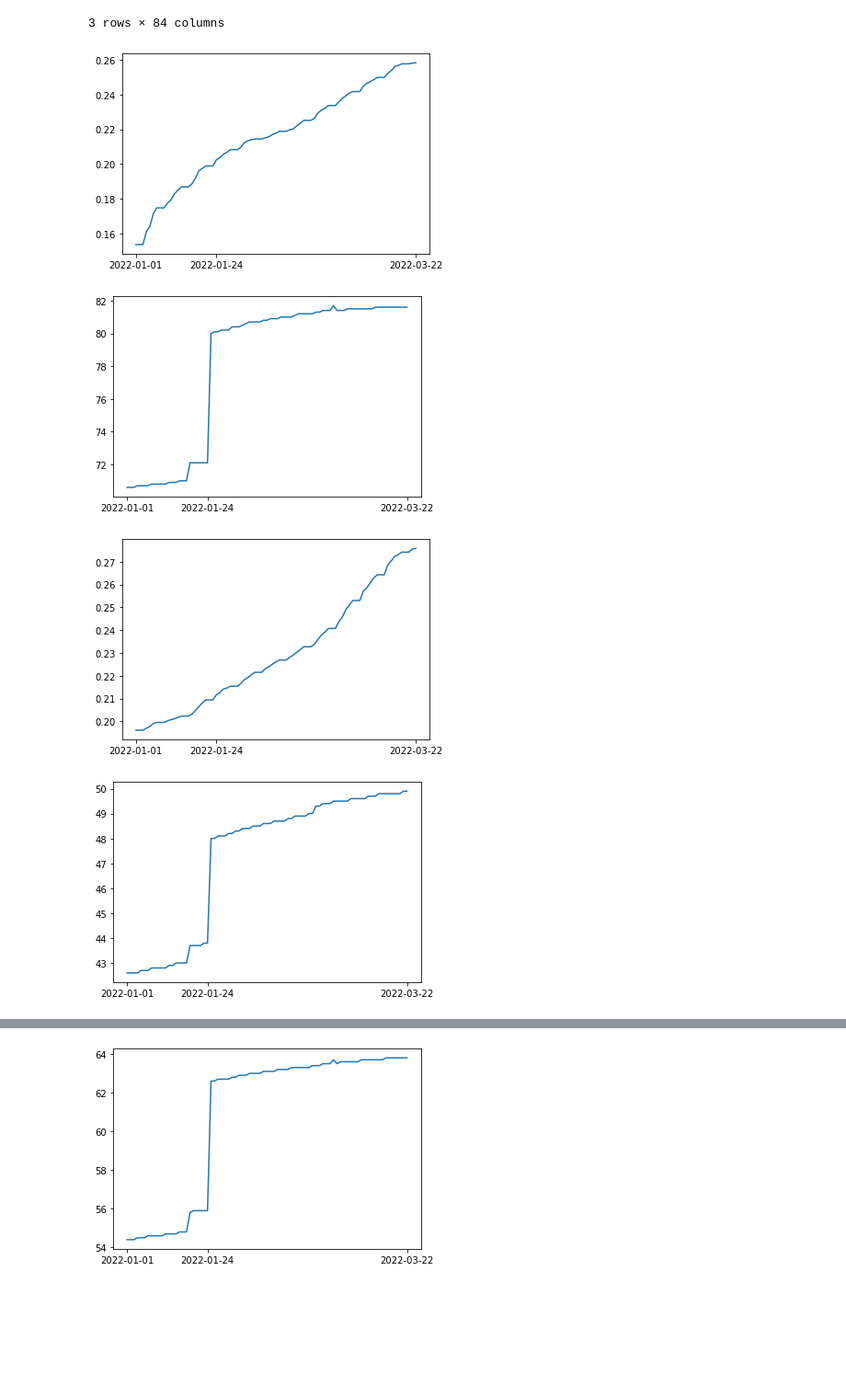
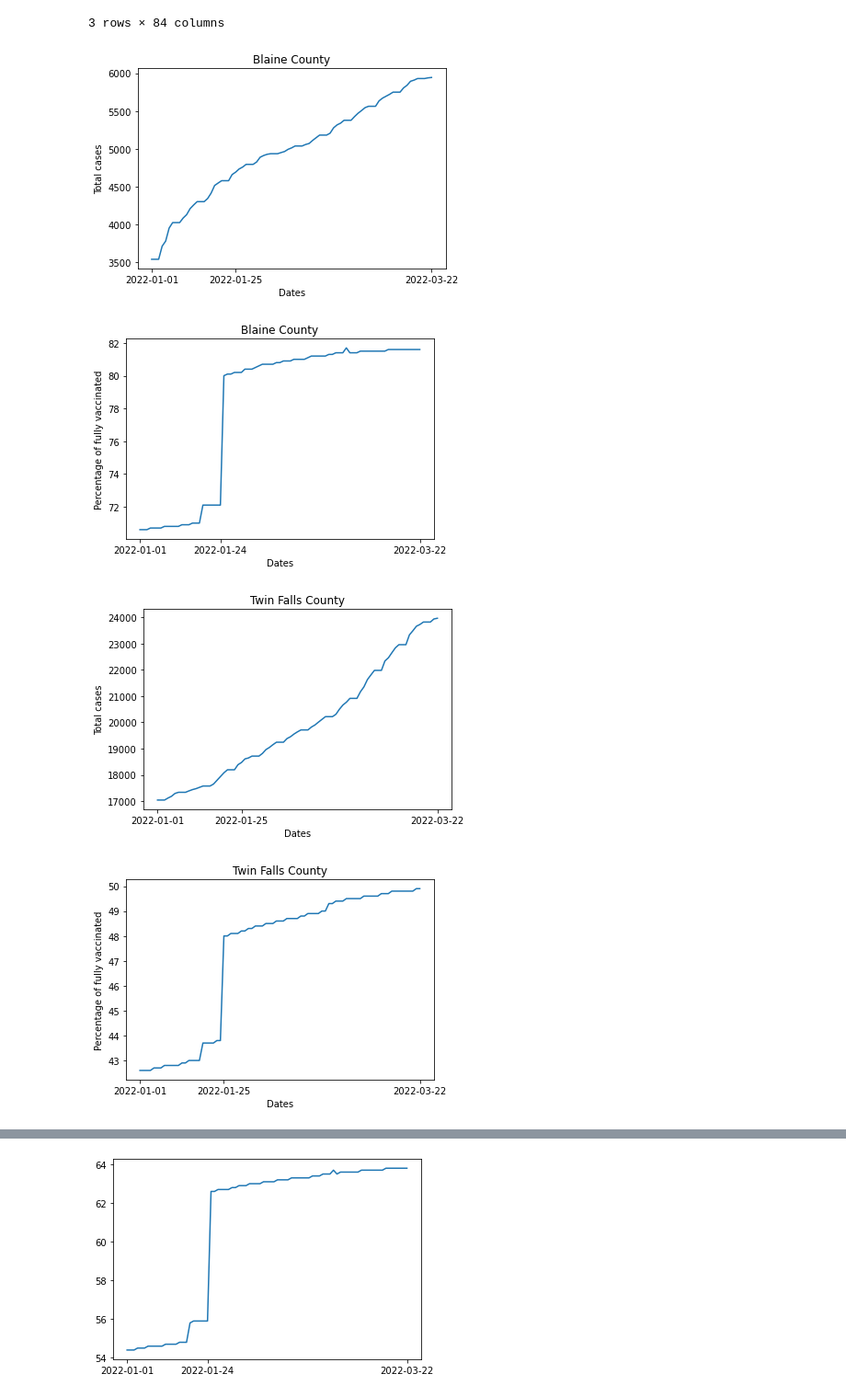
Before and after one commit to dzoanka/Covid19-cases-deaths-against-vax-in-US-counties, a Jupyter notebook: special_cases.ipynb, the cells around one changed output, grey strips where cells are left out. Shown at 92% size. Drawn from its saved outputs; the diff is of its cells as text; code cells hidden in the pictures; blank space fills up the shorter version.

Commit message:
Draft notebook of special cases

```diff
--- a/special_cases.ipynb
+++ b/special_cases.ipynb
@@ -66,19 +66,25 @@ df_filter_cases
 population = df_pop.loc[df_pop['countyFIPS'] == 16013]['population'].values[0]
 vax_full = list(df_filter_vax.loc[df_filter_vax['FIPS'] == '16013']['Series_Complete_Pop_Pct'])
 vax_full = list(reversed(vax_full))
-cases_per_capita = list(df_filter_cases.loc[df_filter_cases['countyFIPS'] == 16013][days].values[0]/population)
+cases_per_capita = list(df_filter_cases.loc[df_filter_cases['countyFIPS'] == 16013][days].values[0])
 # %%
+plt.title("Blaine County")
+plt.ylabel("Total cases")
+plt.xlabel("Dates")
 plt.plot(days,cases_per_capita)
-plt.xticks(['2022-01-01', '2022-01-24', '2022-03-22'])
+plt.xticks(['2022-01-01', '2022-01-25', '2022-03-22'])
 plt.show()
 # %% [output]
-[figure, old version]
+[figure, new version]
 # %%
+plt.title("Blaine County")
+plt.ylabel("Percentage of fully vaccinated")
+plt.xlabel("Dates")
 plt.plot(days,vax_full)
 plt.xticks(['2022-01-01', '2022-01-24', '2022-03-22'])
 plt.show()
 # %% [output]
-[figure, old version]
+[figure, new version]
 # %%
 #Twin Falls County
 population = df_pop.loc[df_pop['countyFIPS'] == 16083]['population'].values[0]
@@ -88,15 +94,21 @@ cases_per_capita = list(df_filter_cases.loc[df_filter_cases['countyFIPS'] == 160
 # %%
+plt.title("Twin Falls County")
+plt.ylabel("Total cases")
+plt.xlabel("Dates")
 plt.plot(days,cases_per_capita)
-plt.xticks(['2022-01-01', '2022-01-24', '2022-03-22'])
+plt.xticks(['2022-01-01', '2022-01-25', '2022-03-22'])
 plt.show()
 # %% [output]
-[figure, old version]
+[figure, new version]
 # %%
+plt.title("Twin Falls County")
+plt.ylabel("Percentage of fully vaccinated")
+plt.xlabel("Dates")
 plt.plot(days,vax_full)
-plt.xticks(['2022-01-01', '2022-01-24', '2022-03-22'])
+plt.xticks(['2022-01-01', '2022-01-25', '2022-03-22'])
 plt.show()
 # %% [output]
-[figure, old version]
+[figure, new version]
 # %%
 #Ada County
 population = df_pop.loc[df_pop['countyFIPS'] == 16001]['population'].values[0]
```
Also changed, not shown: parts of 3 cells of this notebook.
